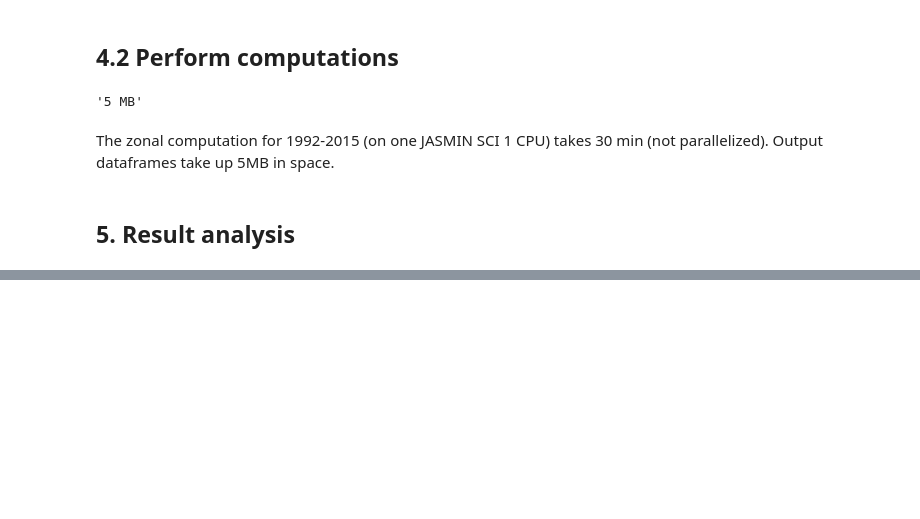
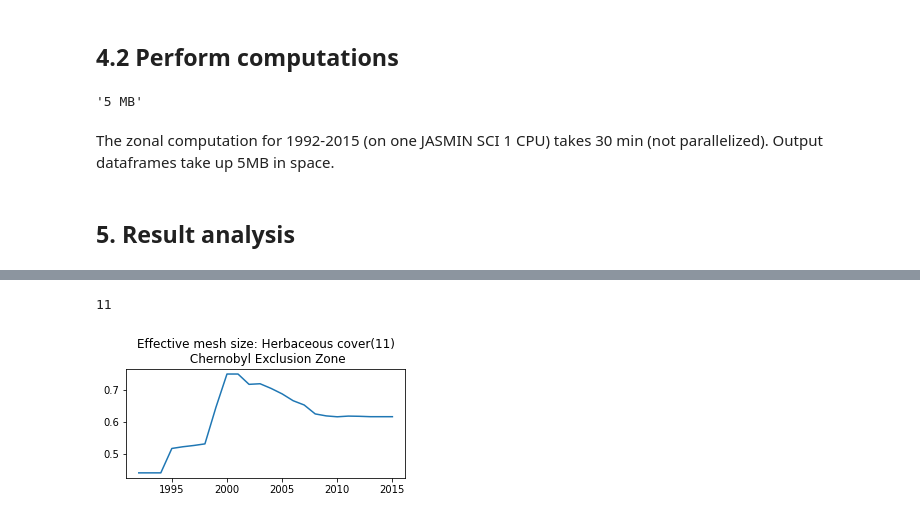
Before and after one commit to ai4er-cdt/geograph, a Jupyter notebook: notebooks/exploratory/svm-5-pylandstats-fragmentation-analysis.ipynb, the cells around one changed output, grey strips where cells are left out. Drawn from its saved outputs; the diff is of its cells as text; code cells hidden in the pictures; blank space fills up the shorter version.

```diff
--- a/notebooks/exploratory/svm-5-pylandstats-fragmentation-analysis.ipynb
+++ b/notebooks/exploratory/svm-5-pylandstats-fragmentation-analysis.ipynb
@@ -198,0 +249,5 @@ Wall time: 17.6 µs
+# %%
+display_class_metric("Chernobyl Exclusion Zone", "Herbaceous cover", "effective_mesh_size")
+# %% [output]
+11
+[figure, added]
```
Also changed, not shown: parts of 14 cells of this notebook.
